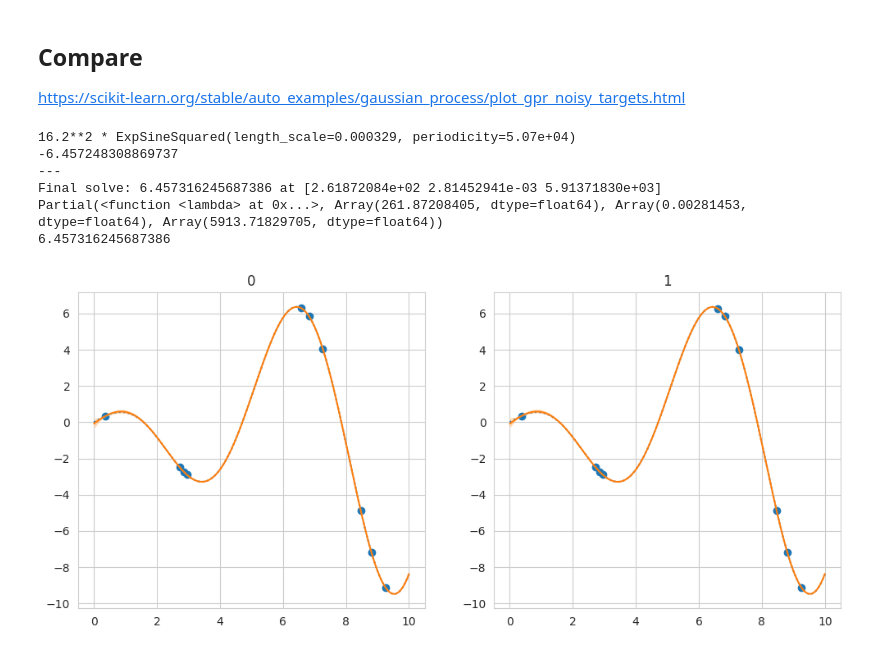
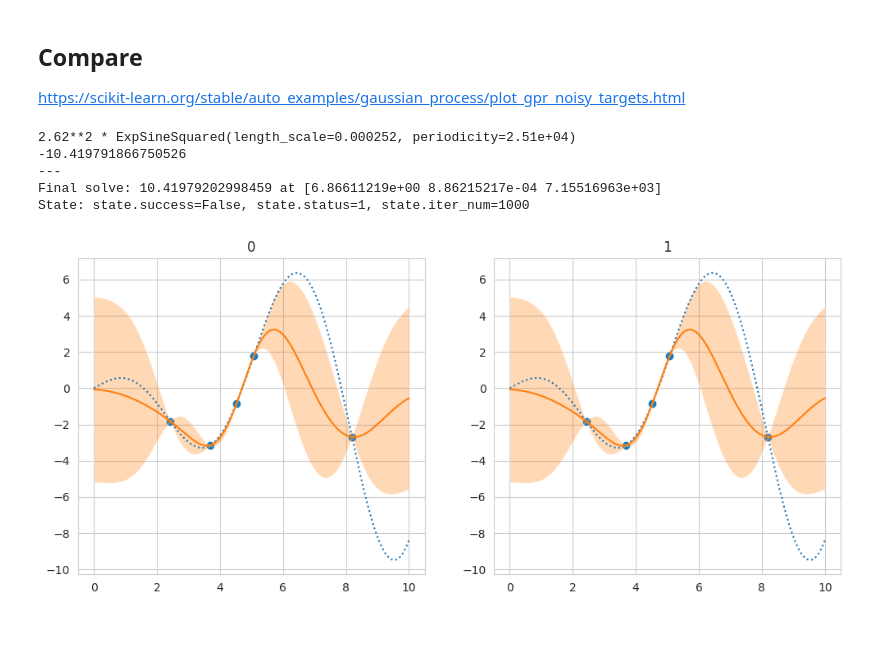
Before and after one commit to ItsNiklas/sparse-gaussian-processes, a Jupyter notebook: GP.ipynb, the cells around one changed output. Drawn from its saved outputs; the diff is of its cells as text; code cells hidden in the pictures.

```diff
--- a/GP.ipynb
+++ b/GP.ipynb
@@ -221,55 +239,51 @@ from sklearn.gaussian_process.kernels import ExpSineSquared
 X_true = np.linspace(start=0, stop=10, num=1_000).reshape(-1, 1)
 y_true = np.squeeze(X_true * np.cos(X_true))
 
-rng = np.random.RandomState(2)
-training_indices = rng.choice(np.arange(y_true.size), size=10, replace=False)
+rng = np.random.RandomState(1)
+training_indices = rng.choice(np.arange(y_true.size), size=5, replace=False)
 X_train, y_train = X_true[training_indices], y_true[training_indices]
 
 # RBF parameters
-s = 10
+s = 5
 l = 0.1
-p = 50
+p = 60
 # %%
 fig, axs = plt.subplots(1, 2, figsize=(12, 5))
 
 for i, ax in enumerate(axs.flatten()):
     if i == 0:
         kernel = s * ExpSineSquared(l, p)
         gaussian_process = GaussianProcessRegressor(
-            kernel=kernel, alpha=1e-10, n_restarts_optimizer=0
+            kernel=kernel, alpha=1e-10
         )
         gaussian_process.fit(X_train, y_train)
         print(gaussian_process.kernel_)
         print(gaussian_process.log_marginal_likelihood_value_)
 
         print('---')
     else:
-        kernel = lambda s, l, p, x, y: ExpSineSquaredKernel(s, l, p, x, y)
+        def kernel(s, l, p, x, y):
+            return ExpSineSquaredKernel(s, l, p, x, y)
+
         gaussian_process = GPR(X_train, y_train, kernel, jnp.array([s, l, p], dtype=float))
-        K = cov_matrix(gaussian_process.data_x, gaussian_process.data_x,
-                       Partial(gaussian_process.kernel_, *gaussian_process.params))
-
-        gaussian_process.fit2()
-        print(gaussian_process.covariance_function)
-        print(gaussian_process.get_log_likelihood())
+        gaussian_process.fit()
 
     mean_prediction, std_prediction = gaussian_process.predict(X_true, return_std=True)
     ax.plot(X_true, y_true, label=r"$f(x) = x \sin(x)$", linestyle="dotted")
     ax.scatter(X_train, y_train, label="Observations")
     ax.plot(X_true, mean_prediction, label="Mean prediction")
     ax.fill_between(
         X_true.ravel(),
         mean_prediction - 1.96 * std_prediction,
         mean_prediction + 1.96 * std_prediction,
         alpha=0.3,
     )
     ax.set_title(i)
 plt.show()
 # %% [output]
-16.2**2 * ExpSineSquared(length_scale=0.000329, periodicity=5.07e+04)
--6.457248308869737
+2.62**2 * ExpSineSquared(length_scale=0.000252, periodicity=2.51e+04)
+-10.419791866750526
 ---
-Final solve: 6.457316245687386 at [2.61872084e+02 2.81452941e-03 5.91371830e+03]
-Partial(<function <lambda> at 0x...>, Array(261.87208405, dtype=float64), Array(0.00281453, dtype=float64), Array(5913.71829705, dtype=float64))
-6.457316245687386
+Final solve: 10.41979202998459 at [6.86611219e+00 8.86215217e-04 7.15516963e+03]
+State: state.success=False, state.status=1, state.iter_num=1000
-[figure, old version]
+[figure, new version]
```
Also changed, not shown: parts of 1 cell of this notebook.
